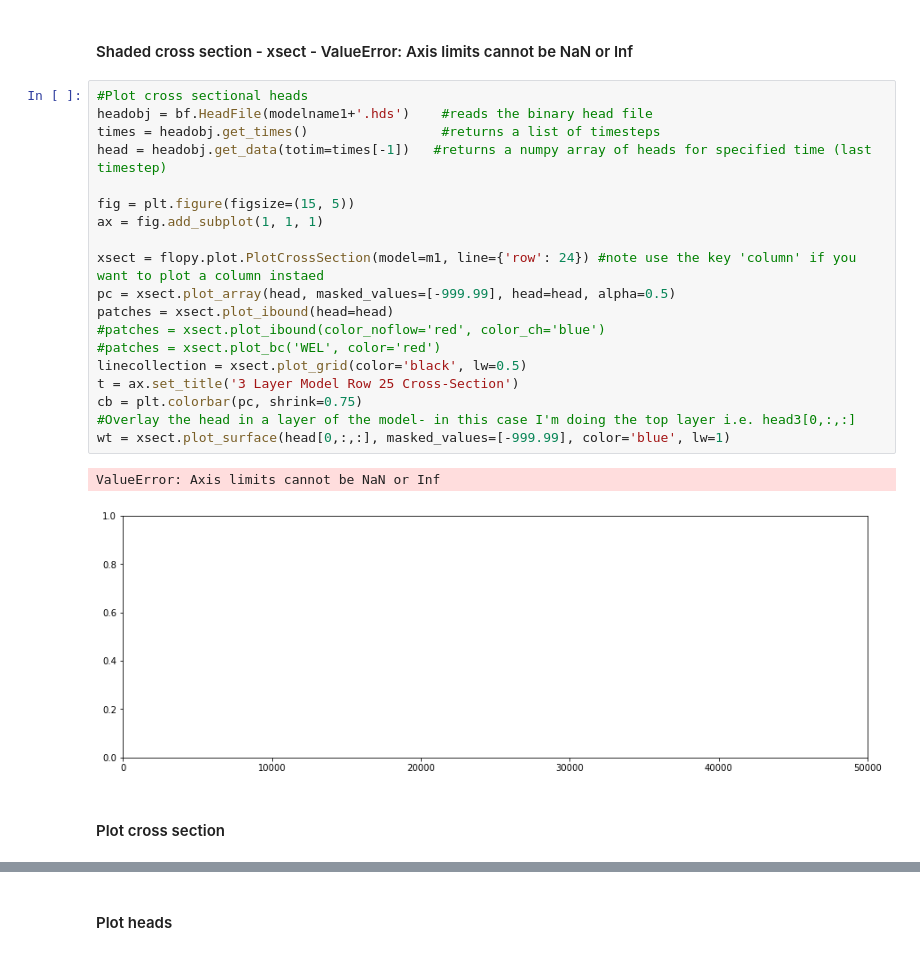
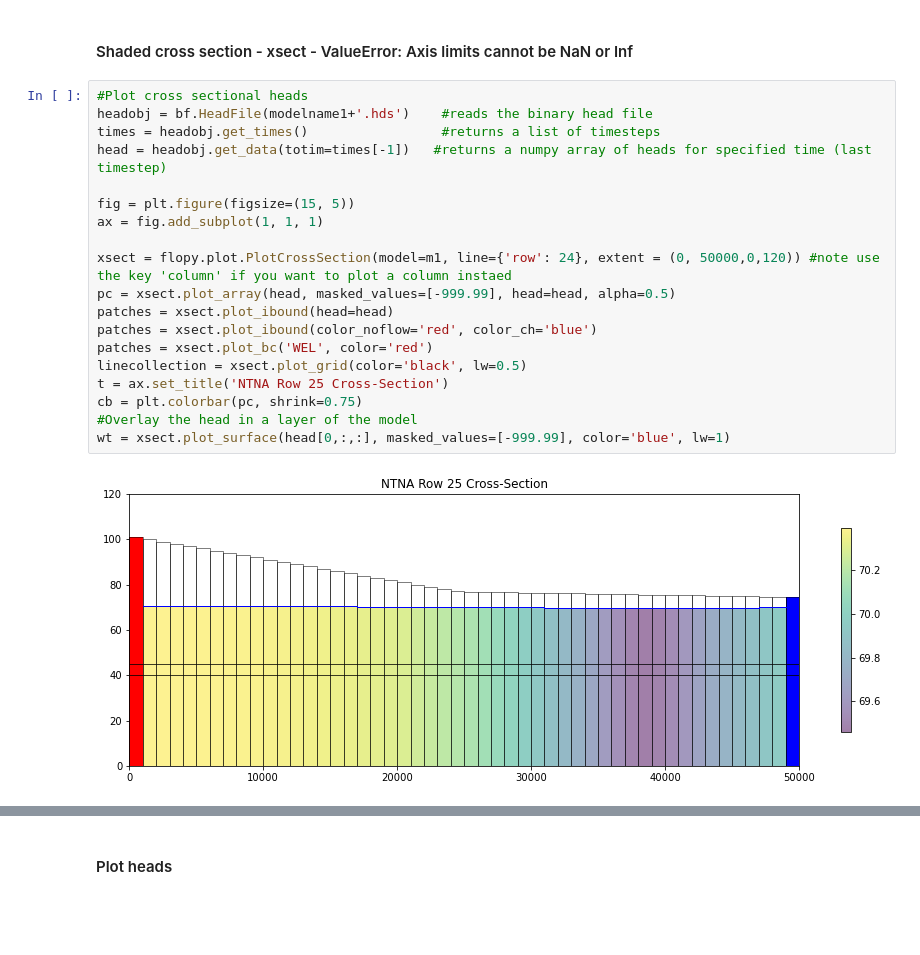
Before and after one commit to GW-modelling-Spring2022/homework-akahler03, a Jupyter notebook: Working/HW12_WatershedModel/COPY_HW12_restart_HW10.ipynb, the cells around one changed output, grey strips where cells are left out. Drawn from its saved outputs; the diff is of its cells as text; blank space fills up the shorter version.

```diff
--- a/Working/HW12_WatershedModel/COPY_HW12_restart_HW10.ipynb
+++ b/Working/HW12_WatershedModel/COPY_HW12_restart_HW10.ipynb
@@ -471,24 +471,21 @@ ValueError: x and y must have same first dimension, but have shapes (50,) and (0
 # %%
 #Plot cross sectional heads
 headobj = bf.HeadFile(modelname1+'.hds')    #reads the binary head file
 times = headobj.get_times()                 #returns a list of timesteps
 head = headobj.get_data(totim=times[-1])   #returns a numpy array of heads for specified time (last timestep)
 
 fig = plt.figure(figsize=(15, 5))
 ax = fig.add_subplot(1, 1, 1)
 
-xsect = flopy.plot.PlotCrossSection(model=m1, line={'row': 24}) #note use the key 'column' if you want to plot a column instaed
+xsect = flopy.plot.PlotCrossSection(model=m1, line={'row': 24}, extent = (0, 50000,0,120)) #note use the key 'column' if you want to plot a column instaed
 pc = xsect.plot_array(head, masked_values=[-999.99], head=head, alpha=0.5)
 patches = xsect.plot_ibound(head=head)
-#patches = xsect.plot_ibound(color_noflow='red', color_ch='blue')
-#patches = xsect.plot_bc('WEL', color='red')
+patches = xsect.plot_ibound(color_noflow='red', color_ch='blue')
+patches = xsect.plot_bc('WEL', color='red')
 linecollection = xsect.plot_grid(color='black', lw=0.5)
-t = ax.set_title('3 Layer Model Row 25 Cross-Section')
+t = ax.set_title('NTNA Row 25 Cross-Section')
 cb = plt.colorbar(pc, shrink=0.75)
-#Overlay the head in a layer of the model- in this case I'm doing the top layer i.e. head3[0,:,:]
+#Overlay the head in a layer of the model
 wt = xsect.plot_surface(head[0,:,:], masked_values=[-999.99], color='blue', lw=1)
 # %% [output]
-ValueError: Axis limits cannot be NaN or Inf
-[figure, old version]
+[figure, new version]
-# %% [markdown]
-#### Plot cross section
```
Also changed, not shown: parts of 5 cells of this notebook.
